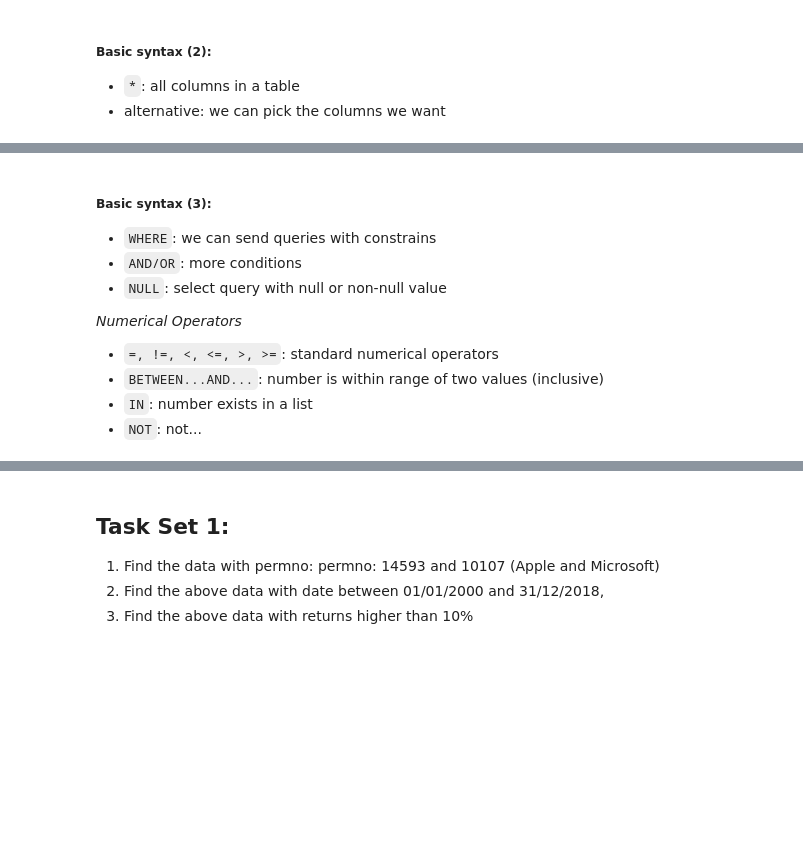
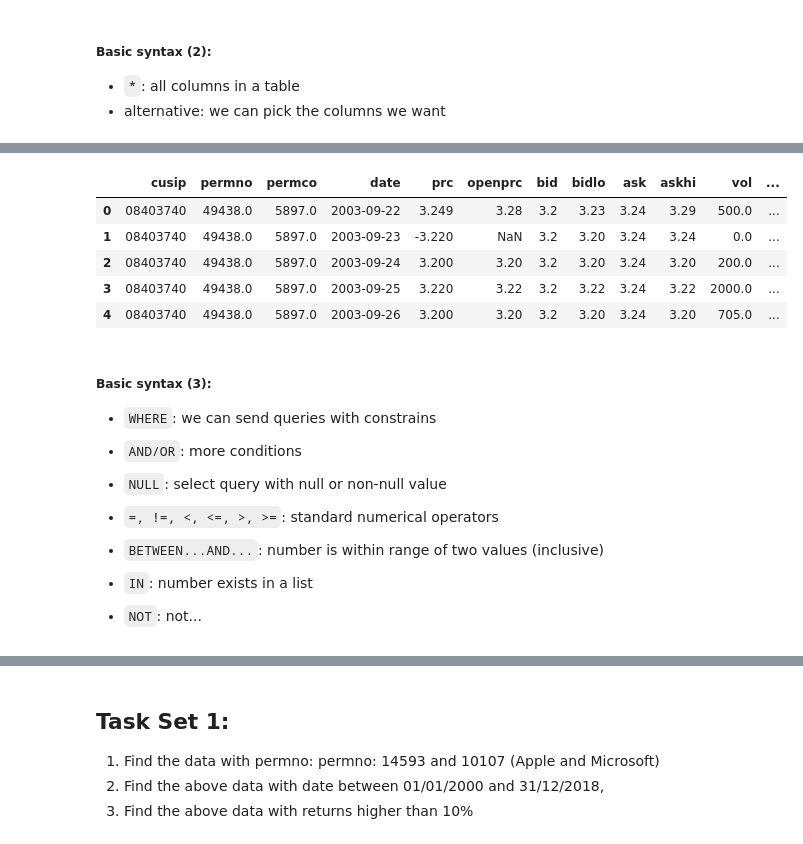
Before and after one commit to drliangjin/minipy, a Jupyter notebook: notebooks/Session_3/Episode_2/minipy_sql.ipynb, the cells around one changed output, grey strips where cells are left out. Saved outputs shown, nothing was run; the diff lists cells and outputs as text; code cells hidden in the pictures; blank space fills up the shorter version.

```diff
--- a/notebooks/Session_3/Episode_2/minipy_sql.ipynb
+++ b/notebooks/Session_3/Episode_2/minipy_sql.ipynb
@@ -82,12 +149,10 @@ conn.raw_sql(stmt)
 - alternative: we can pick the columns we want
 # %%
 # SQL quary statment
-
 stmt = """
 SELECT cusip, permno, permco, date, prc, openprc, bid, bidlo, ask, askhi, vol, ret, retx
 FROM crsp.dsf
 LIMIT 10
 """
-
 # Connect to WRDS PostgreSQL databases
-conn.raw_sql(stmt).info()
+data = conn.raw_sql(stmt)
@@ -94,10 +181,19 @@ conn.raw_sql(stmt).info()
+# %%
+# head()
+data.head()
+# %% [output]
+|  | cusip | permno | permco | date | prc | openprc | bid | bidlo | ask | askhi | vol | ... |
+| 0 | 08403740 | 49438.0 | 5897.0 | 2003-09-22 | 3.249 | 3.28 | 3.2 | 3.23 | 3.24 | 3.29 | 500.0 | ... |
+| 1 | 08403740 | 49438.0 | 5897.0 | 2003-09-23 | -3.220 | NaN | 3.2 | 3.20 | 3.24 | 3.24 | 0.0 | ... |
+| 2 | 08403740 | 49438.0 | 5897.0 | 2003-09-24 | 3.200 | 3.20 | 3.2 | 3.20 | 3.24 | 3.20 | 200.0 | ... |
+| 3 | 08403740 | 49438.0 | 5897.0 | 2003-09-25 | 3.220 | 3.22 | 3.2 | 3.22 | 3.24 | 3.22 | 2000.0 | ... |
+| 4 | 08403740 | 49438.0 | 5897.0 | 2003-09-26 | 3.200 | 3.20 | 3.2 | 3.20 | 3.24 | 3.20 | 705.0 | ... |
 # %% [markdown]
 ##### Basic syntax (3):
 - `WHERE`: we can send queries with constrains
 - `AND/OR`: more conditions
 - `NULL`: select query with null or non-null value
 
-*Numerical Operators*
 - `=, !=, <, <=, >, >=`: standard numerical operators
 - `BETWEEN...AND...`: number is within range of two values (inclusive)
 - `IN`: number exists in a list
```
Also changed, not shown: parts of 24 cells of this notebook.
